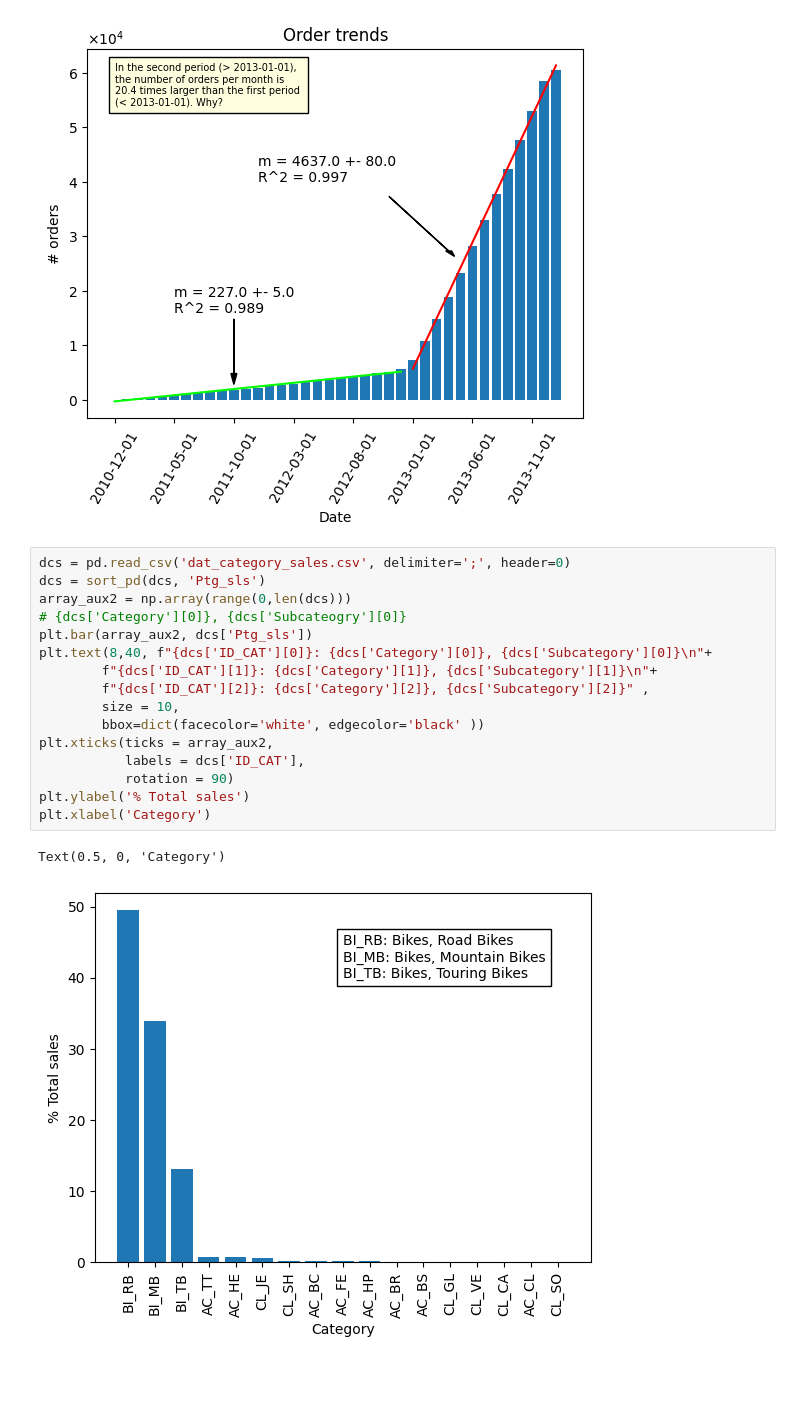
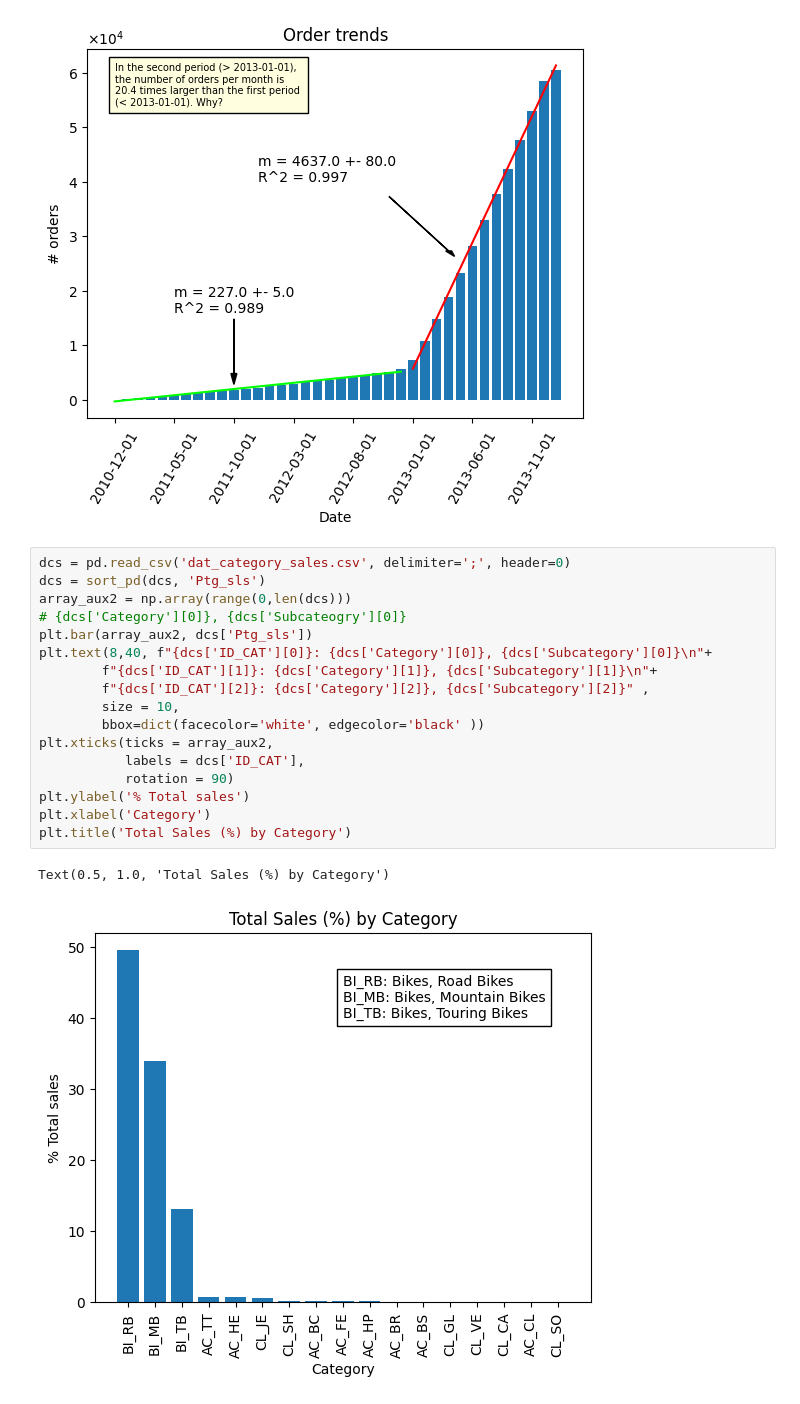
Before and after one commit to gonerick2000-max/sql-data-warehouse-project2, a Jupyter notebook: scripts/4_DataAnalysis/plt_scpt.ipynb, the cells around one changed output. Cells and saved outputs as stored; diff of their text form; blank space fills up the shorter version.

```diff
--- a/scripts/4_DataAnalysis/plt_scpt.ipynb
+++ b/scripts/4_DataAnalysis/plt_scpt.ipynb
@@ -89,22 +89,23 @@ In the second period (> 2013-01-01), the number of orders per month is 20.4 larg
 # %%
 dcs = pd.read_csv('dat_category_sales.csv', delimiter=';', header=0)
 dcs = sort_pd(dcs, 'Ptg_sls')
 array_aux2 = np.array(range(0,len(dcs)))
 # {dcs['Category'][0]}, {dcs['Subcateogry'][0]}
 plt.bar(array_aux2, dcs['Ptg_sls'])
 plt.text(8,40, f"{dcs['ID_CAT'][0]}: {dcs['Category'][0]}, {dcs['Subcategory'][0]}\n"+
         f"{dcs['ID_CAT'][1]}: {dcs['Category'][1]}, {dcs['Subcategory'][1]}\n"+
         f"{dcs['ID_CAT'][2]}: {dcs['Category'][2]}, {dcs['Subcategory'][2]}" ,
         size = 10,
         bbox=dict(facecolor='white', edgecolor='black' ))
 plt.xticks(ticks = array_aux2,
            labels = dcs['ID_CAT'],
            rotation = 90)
 plt.ylabel('% Total sales')
 plt.xlabel('Category')
+plt.title('Total Sales (%) by Category')
 # %% [output]
-Text(0.5, 0, 'Category')
+Text(0.5, 1.0, 'Total Sales (%) by Category')
-[figure, old version]
+[figure, new version]
 # %%
 cst_sts = pd.read_csv('dat_cst_status.csv', delimiter=';', header=None)
 cst_sts.loc[1,0] = 'New Customer'
```
Also changed, not shown: parts of 1 cell of this notebook, 2 other files.
